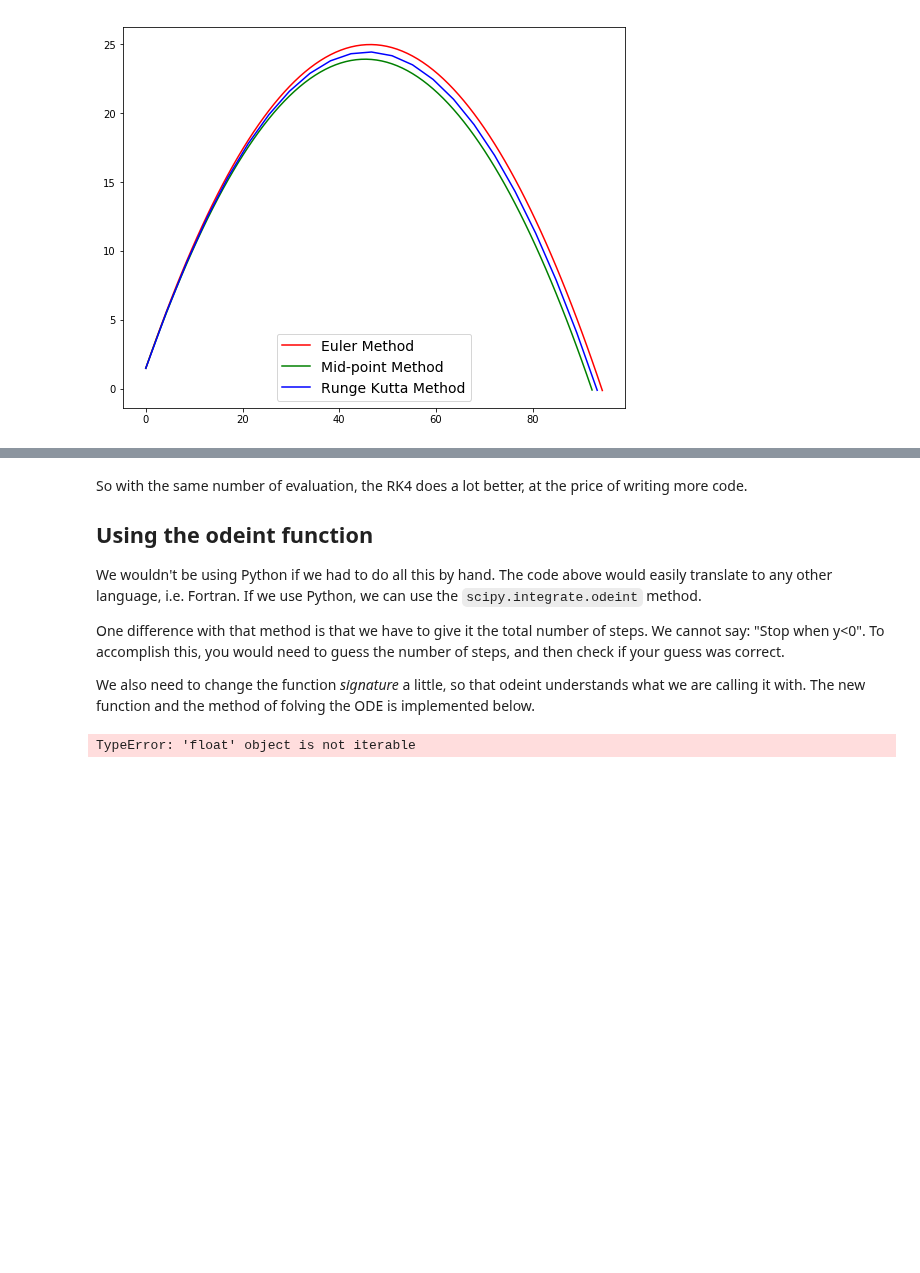
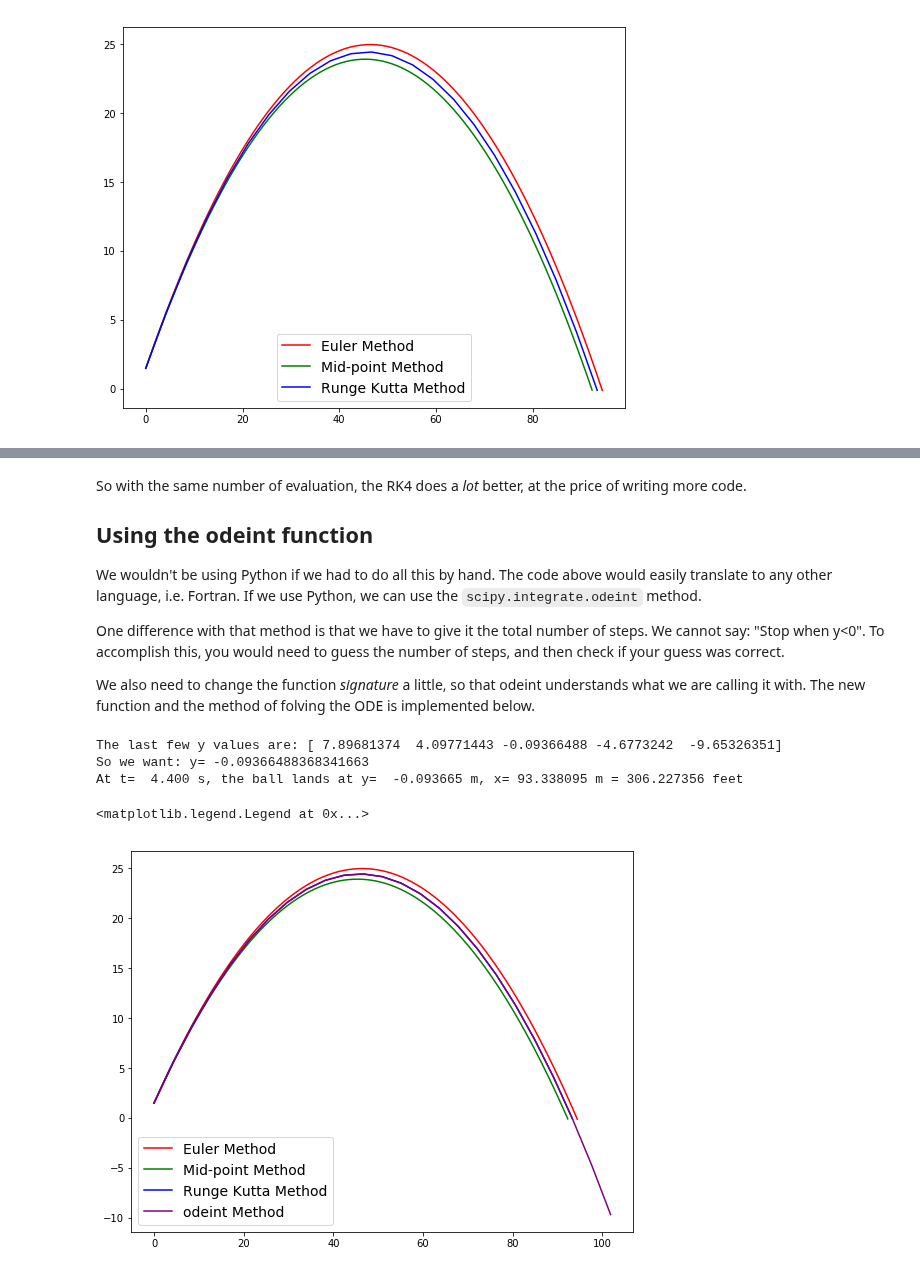
Before and after one commit to mholtrop/Phys601, a Jupyter notebook: Notebooks/07_Stepping_in_Time.ipynb, the cells around one changed output, grey strips where cells are left out. Saved outputs shown, nothing was run; the diff lists cells and outputs as text; code cells hidden in the pictures; blank space fills up the shorter version.

```diff
--- a/Notebooks/07_Stepping_in_Time.ipynb
+++ b/Notebooks/07_Stepping_in_Time.ipynb
@@ -197,29 +220,34 @@ g = 9.807
 Cdrag = 0 # 0.5*1.225*0.47*0.0043
 
 # Some lists to store the results into.
+t = 0
 x = x0
 y = y0
 vx = v0*np.cos(theta*np.pi/180.)
 vy = v0*np.sin(theta*np.pi/180.)
 
+ta2=[t]
 xa2=[x]
 ya2=[y]
 vxa2=[vx]
 vya2=[vy]
 
 while y>0:
-    (xt,yt,vxt,vyt)  = Baseball_step(x,y,vx,vy,0,mball,Cdrag)
-    (xs,ys,vxs,vys)  = Baseball_step(x+xt*dt/2,y+yt*dt/2,vx+vxt*dt/2,vy+vyt*dt/2,0,mball,Cdrag)
-    x += xs*dt/2        # Add the steps to the last values, so we go to i+1
-    y += ys*dt/2
-    vx += vxs*dt/2
-    vy += vys*dt/2
+    (dx_dt1,dy_dt1,dvx_dt1,dvy_dt1)  = Baseball_step(x,y,vx,vy,t,mball,Cdrag)
+    (dx_dt2,dy_dt2,dvx_dt2,dvy_dt2)  = Baseball_step(x+dx_dt1*dt/2,y+dy_dt1*dt/2,vx+dvx_dt*dt/2,vy+dvy_dt*dt/2,
+                                                     t,mball,Cdrag)
+    t += dt
+    x += dx_dt2*dt/2        # Add the steps to the last values, so we go to i+1
+    y += dy_dt2*dt/2
+    vx += dvx_dt2*dt/2
+    vy += dvy_dt2*dt/2
+    ta2.append(t)
     xa2.append(x)
     ya2.append(y)
     vxa2.append(vx)
     vya2.append(vy)
 
-print("The ball lands at x={:10.6f} m = {:10.6f} feet".format(x,3.28084*x))
+print("At t= {:6.3} s, the ball lands at y={:10.6} m, x={:10.6f} m = {:10.6f} feet".format(t,y,x,3.28084*x))
 fig,(ax) = plt.subplots(1,1,figsize=(9,7))
 ax.plot(xa,ya,label="Euler Method",color="red")
 ax.plot(xa2[:100],ya2[:100],label="Mid-point Method",color="green")
@@ -335,5 +378,5 @@ Runge-Kutta dx=93.3380951 error=-0.0906586
 # %% [markdown]
-So with the same number of evaluation, the RK4 does a lot better, at the price of writing more code.
+So with the same number of evaluation, the RK4 does a _lot_ better, at the price of writing more code.
 
 ## Using the odeint function
 
@@ -345,24 +388,39 @@ We also need to change the function _signature_ a little, so that odeint underst
 # %%
 import scipy.integrate as integrate
 
-def Baseball_step2(invars,t,params):
-    (x,y,vx,vy) = invars
-    (m,c) = params
+def Baseball_step2(invars,t,m,C):
+    x,y,vx,vy = invars
+
     '''Function to calculate the next step for Euler equations of a baseball with drag.
        Note that t is not needed, so it is a dummy variable, useful for odeint. '''
     # v-squared:
     vsq = vx**2 + vy**2
     FD =  C*vsq
     FDx = FD*(vx/np.sqrt(vsq)) # Component of FD in the x direction.
     FDy = FD*(vy/np.sqrt(vsq)) # Component of FD in the y direction.
-    x_step  = vx            # Update x and y
-    y_step  = vy
-    vx_step =  ( -FDx/m)    # Update vx and vy using the forces.
-    vy_step =  ( -FDx/m - g)
-    return(x_step,y_step,vx_step,vy_step)
+    dx_dt  = vx            # Update x and y
+    dy_dt  = vy
+    dvx_dt =  ( -FDx/m)    # Update vx and vy using the forces.
+    dvy_dt =  ( -FDx/m - g)
+    return([dx_dt,dy_dt,dvx_dt,dvy_dt])
 
-t = np.linspace(0.,5.,100)  # Try 5 seconds, 100 steps.
+t = np.arange(0.,5.,0.2)  # Try 5. seconds, 0.2 size steps
+
 initial_state=[x0,y0,vx0,vy0]
-(xa4,ya4,vxa4,vya4) = integrate.odeint(Baseball_step2,initial_state,t,args=(mball,Cdrag,))
+
+sol = integrate.odeint(Baseball_step2,initial_state,t,args=(mball,Cdrag))
+print("The last few y values are:",sol[-5:,1])
+print("So we want: y=",sol[-3,1])
+print("At t= {:6.3f} s, the ball lands at y= {:10.6f} m, x={:10.6f} m = {:10.6f} feet".format(t[-3],sol[-3,1],sol[-3,0],3.28084*sol[-3,0]))
+fig,(ax) = plt.subplots(1,1,figsize=(9,7))
+ax.plot(xa,ya,label="Euler Method",color="red")
+ax.plot(xa2,ya2,label="Mid-point Method",color="green")
+ax.plot(xa3,ya3,label="Runge Kutta Method",color="blue")
+ax.plot(sol[:,0],sol[:,1],label="odeint Method",color="purple")
+ax.legend(fontsize=14)
 # %% [output]
-TypeError: 'float' object is not iterable
+The last few y values are: [ 7.89681374  4.09771443 -0.09366488 -4.6773242  -9.65326351]
+So we want: y= -0.09366488368341663
+At t=  4.400 s, the ball lands at y=  -0.093665 m, x= 93.338095 m = 306.227356 feet
+<matplotlib.legend.Legend at 0x...>
+[figure, added]
```
Also changed, not shown: parts of 17 cells of this notebook.
